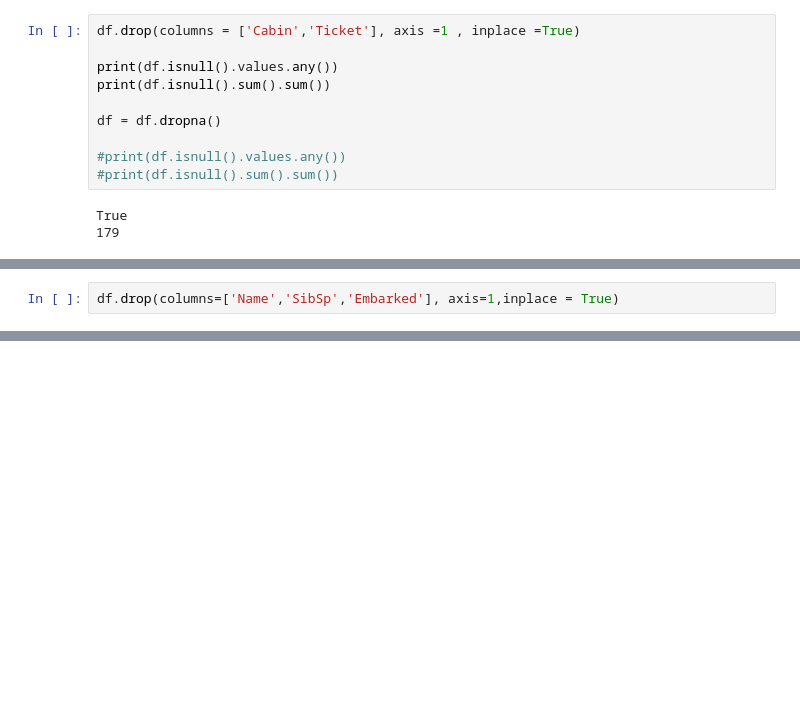
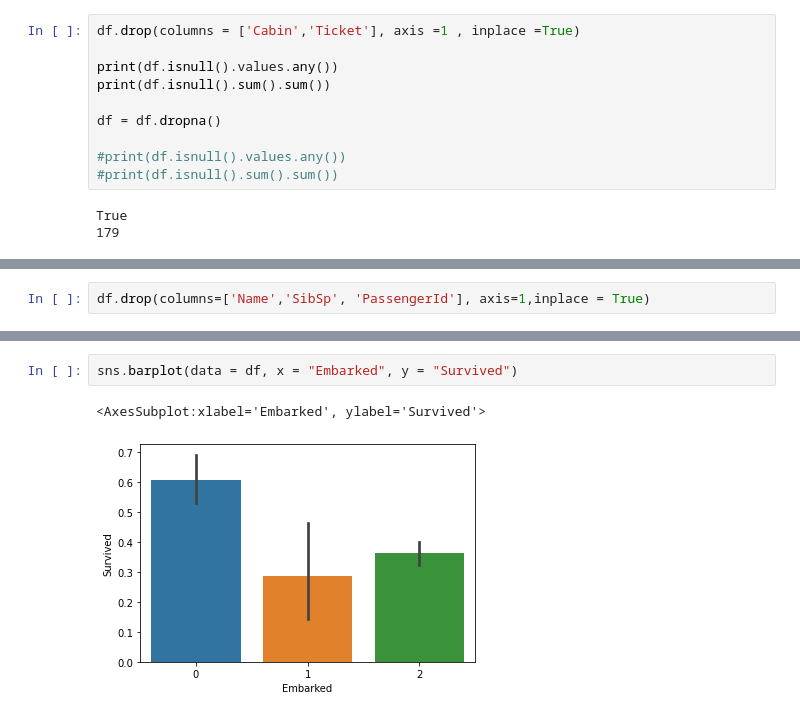
Before and after one commit to adriancabalo/CCIC_DS1, a Jupyter notebook: Titanic Data.ipynb, the cells around one changed output, grey strips where cells are left out. Cells and saved outputs as stored; diff of their text form; blank space fills up the shorter version.

```diff
--- a/Titanic Data.ipynb
+++ b/Titanic Data.ipynb
@@ -83,5 +52,5 @@ df.corr()
 # %%
-df.drop(columns=['Name','SibSp','Embarked'], axis=1,inplace = True)
+df.drop(columns=['Name','SibSp', 'PassengerId'], axis=1,inplace = True)
 # %%
 import seaborn as sns
 
@@ -91,0 +61,5 @@ sns.barplot(data = df, x = "Sex", y = "Survived")
+# %%
+sns.barplot(data = df, x = "Embarked", y = "Survived")
+# %% [output]
+<AxesSubplot:xlabel='Embarked', ylabel='Survived'>
+[figure, added]
```
Also changed, not shown: parts of 18 cells of this notebook.
